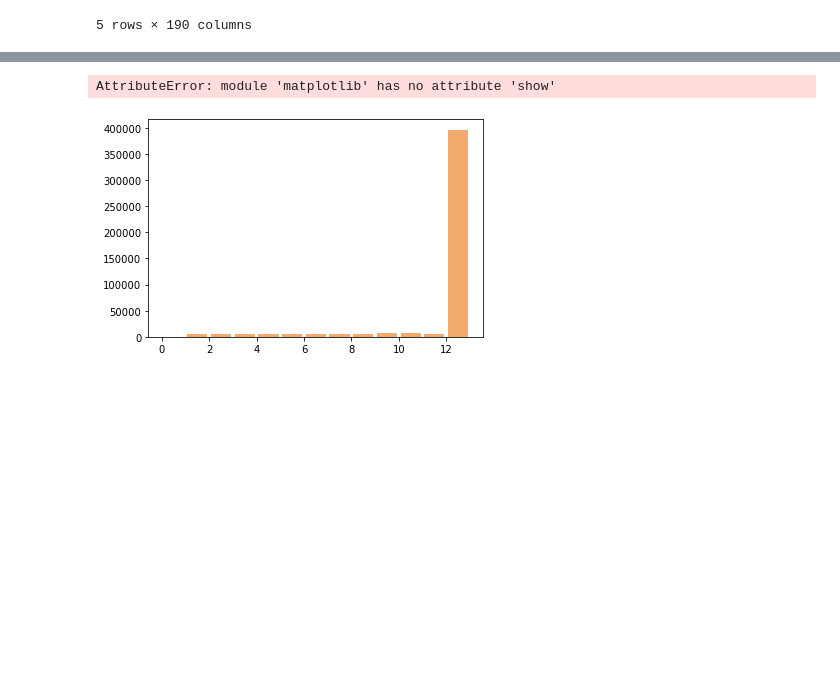
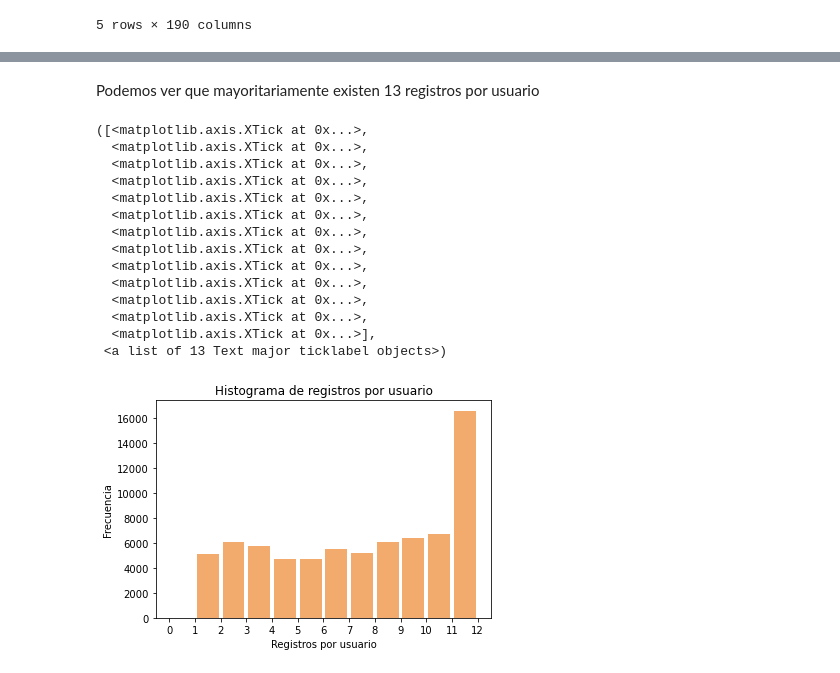
Before and after one commit to GerardoGrana/AMEX_dedault_prediction, a Jupyter notebook: Notebooks/Exploratory_analysis.ipynb, the cells around one changed output, grey strips where cells are left out. Saved outputs shown, nothing was run; the diff lists cells and outputs as text; code cells hidden in the pictures; blank space fills up the shorter version.

```diff
--- a/Notebooks/Exploratory_analysis.ipynb
+++ b/Notebooks/Exploratory_analysis.ipynb
@@ -43,7 +43,7 @@ from pandas_profiling import ProfileReport
 profile = ProfileReport(df)
 profile
 # %%
-df2 = pd.read_csv('/Users/usuario/workspace/train_data.csv', usecols=['customer_ID'])
+df2 = pd.read_csv('/Users/usuario/workspace/train_data.csv', usecols=['customer_ID', 'S_2'])
 # %%
 df2.head()
 # %% [output]
@@ -72,9 +97,26 @@ Length: 458913, dtype: int64
+# %% [markdown]
+Podemos ver que mayoritariamente existen 13 registros por usuario
 # %%
-import matplotlib as plt
+import matplotlib.pyplot as plt
 n_casos = [x for x in range(13)]
-intervalos = range(min(n_casos), max(n_casos) + 2)
-plt.pyplot.hist(x=df2.value_counts(), bins=intervalos, color='#F2AB6D', rwidth=0.85)
-plt.show()
+plt.hist(x=df2.customer_ID.value_counts(), bins=n_casos, color='#F2AB6D', rwidth=0.85)
+plt.title('Histograma de registros por usuario')
+plt.xlabel('Registros por usuario')
+plt.ylabel('Frecuencia')
+plt.xticks(n_casos)
 # %% [output]
-AttributeError: module 'matplotlib' has no attribute 'show'
+([<matplotlib.axis.XTick at 0x...>,
+  <matplotlib.axis.XTick at 0x...>,
+  <matplotlib.axis.XTick at 0x...>,
+  <matplotlib.axis.XTick at 0x...>,
+  <matplotlib.axis.XTick at 0x...>,
+  <matplotlib.axis.XTick at 0x...>,
+  <matplotlib.axis.XTick at 0x...>,
+  <matplotlib.axis.XTick at 0x...>,
+  <matplotlib.axis.XTick at 0x...>,
+  <matplotlib.axis.XTick at 0x...>,
+  <matplotlib.axis.XTick at 0x...>,
+  <matplotlib.axis.XTick at 0x...>,
+  <matplotlib.axis.XTick at 0x...>],
+ <a list of 13 Text major ticklabel objects>)
-[figure, old version]
+[figure, new version]
```
Also changed, not shown: parts of 3 cells of this notebook.
